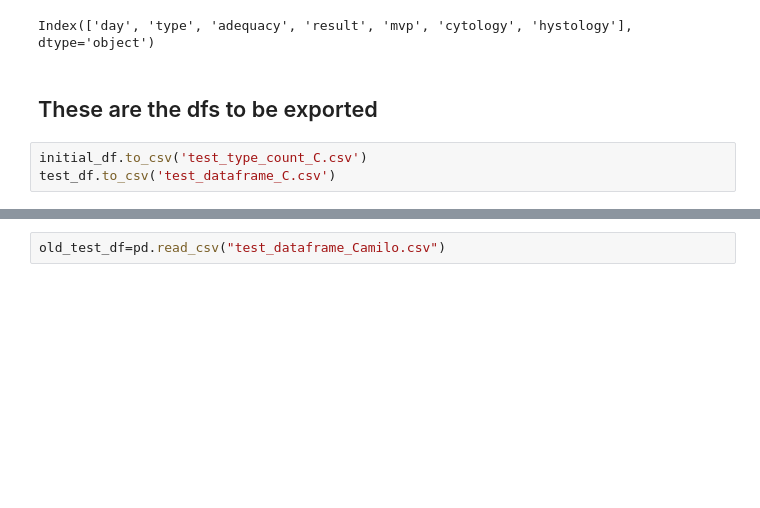
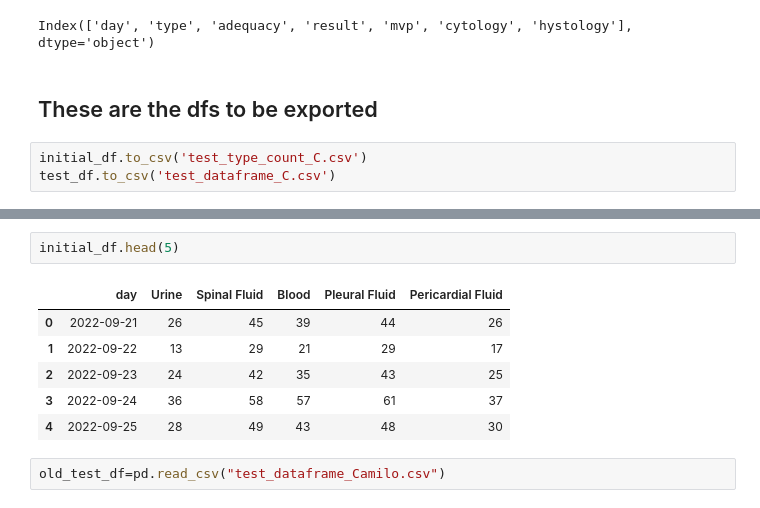
Before and after one commit to mathmax-team/USCAP_Thyroid, a Jupyter notebook: test_notebook.ipynb, the cells around one changed output, grey strips where cells are left out. Saved outputs shown, nothing was run; the diff lists cells and outputs as text; blank space fills up the shorter version.

```diff
--- a/test_notebook.ipynb
+++ b/test_notebook.ipynb
@@ -130,2 +117,11 @@ test_df.head()
+# %%
+initial_df.head(5)
+# %% [output]
+|  | day | Urine | Spinal Fluid | Blood | Pleural Fluid | Pericardial Fluid |
+| 0 | 2022-09-21 | 26 | 45 | 39 | 44 | 26 |
+| 1 | 2022-09-22 | 13 | 29 | 21 | 29 | 17 |
+| 2 | 2022-09-23 | 24 | 42 | 35 | 43 | 25 |
+| 3 | 2022-09-24 | 36 | 58 | 57 | 61 | 37 |
+| 4 | 2022-09-25 | 28 | 49 | 43 | 48 | 30 |
 # %%
 old_test_df=pd.read_csv("test_dataframe_Camilo.csv")
```
Also changed, not shown: parts of 6 cells of this notebook, 15 other files.
